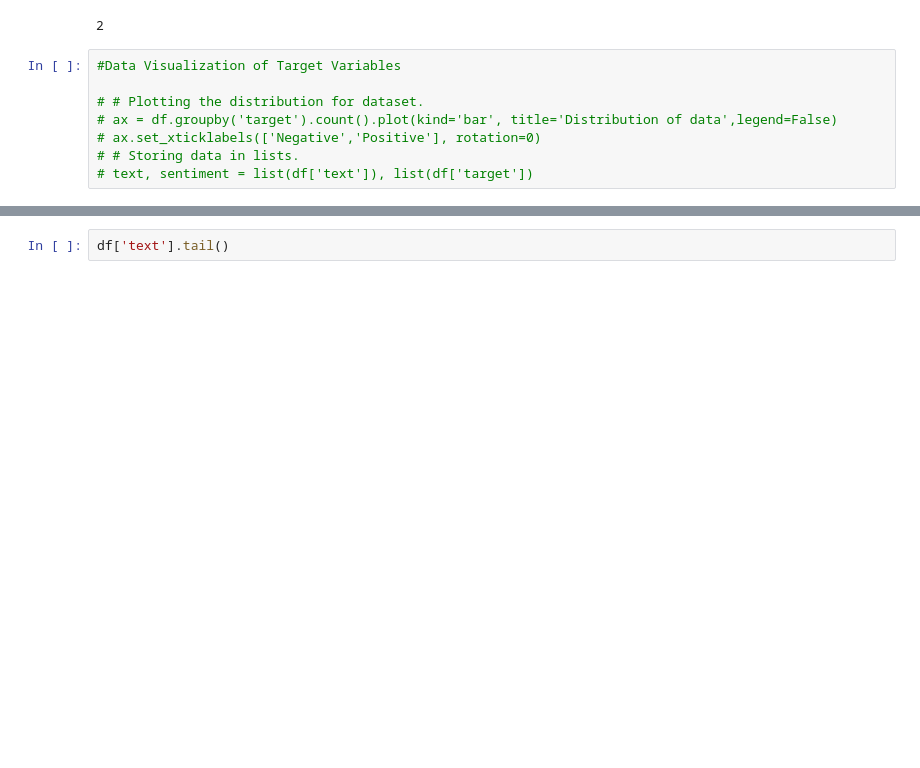
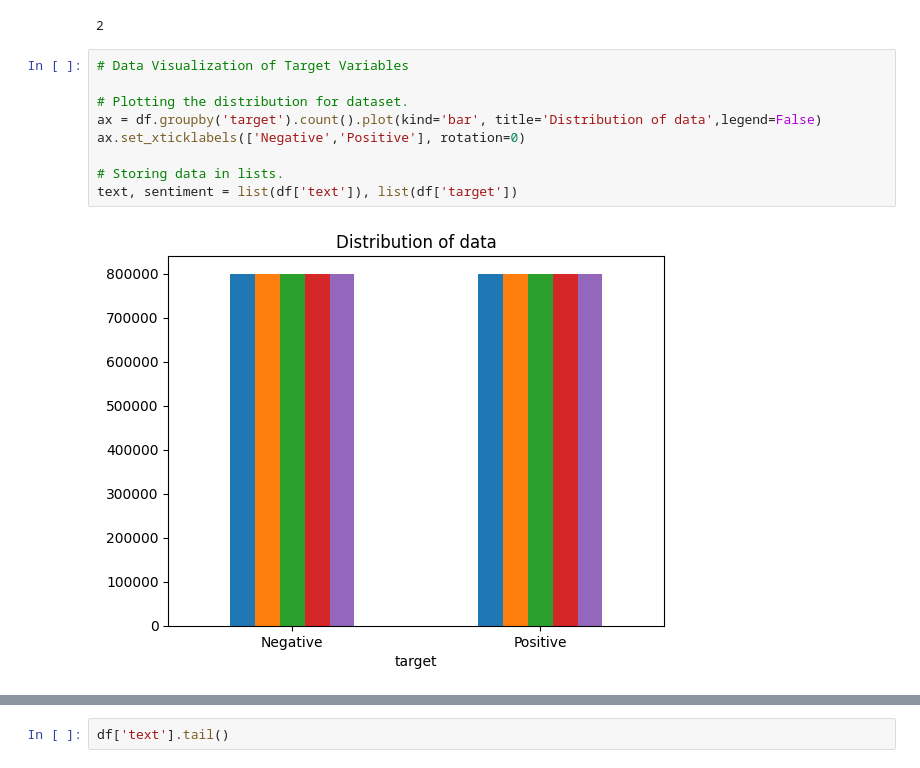
Before and after one commit to thaaoliveira1/Sentiment-Analysis-Twitter-Python, a Jupyter notebook: preprocessing.ipynb, the cells around one changed output, grey strips where cells are left out. Saved outputs shown, nothing was run; the diff lists cells and outputs as text; blank space fills up the shorter version.

```diff
--- a/preprocessing.ipynb
+++ b/preprocessing.ipynb
@@ -98,11 +98,14 @@ df['target'].nunique()
 # %% [output]
 2
 # %%
-#Data Visualization of Target Variables
+# Data Visualization of Target Variables
 
-# # Plotting the distribution for dataset.
-# ax = df.groupby('target').count().plot(kind='bar', title='Distribution of data',legend=False)
-# ax.set_xticklabels(['Negative','Positive'], rotation=0)
-# # Storing data in lists.
-# text, sentiment = list(df['text']), list(df['target'])
+# Plotting the distribution for dataset.
+ax = df.groupby('target').count().plot(kind='bar', title='Distribution of data',legend=False)
+ax.set_xticklabels(['Negative','Positive'], rotation=0)
+
+# Storing data in lists.
+text, sentiment = list(df['text']), list(df['target'])
+# %% [output]
+[figure, added]
 # %%
```
Also changed, not shown: parts of 10 cells of this notebook.
